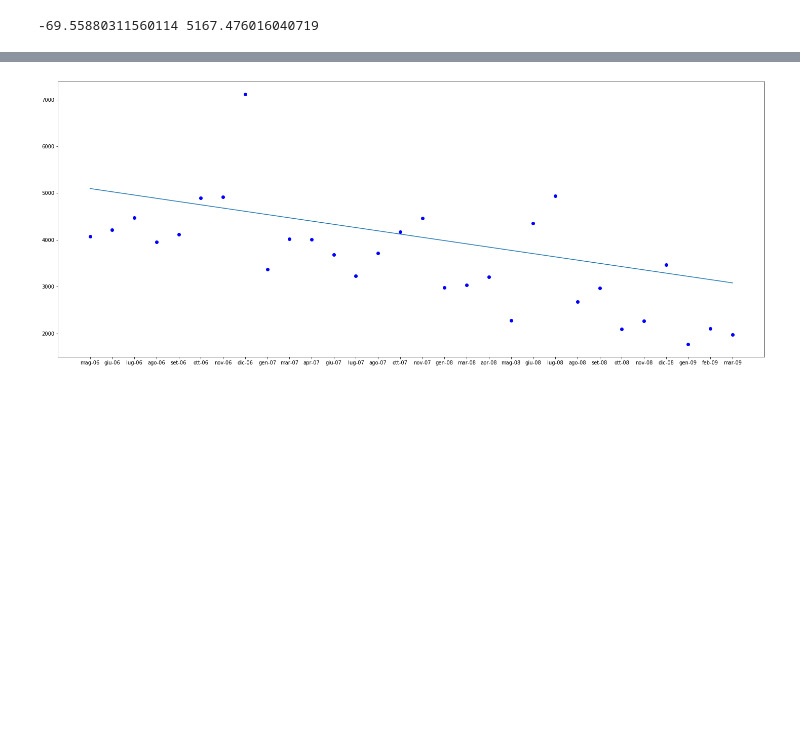
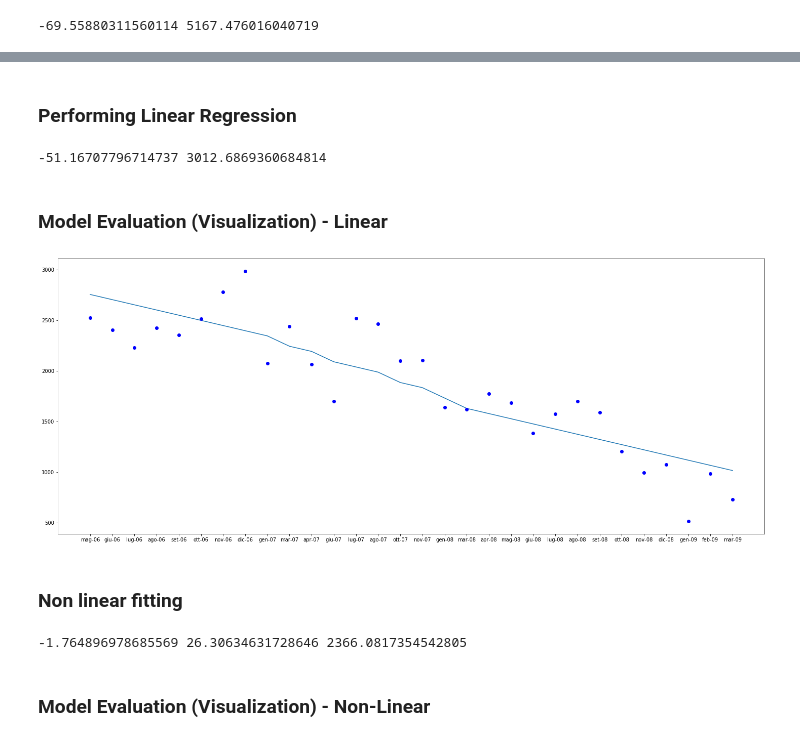
Before and after one commit to prakharverma/Mercedes-Sales-Analysis, a Jupyter notebook: mercedes_sales_analysis.ipynb, the cells around one changed output, grey strips where cells are left out. Saved outputs shown, nothing was run; the diff lists cells and outputs as text; code cells hidden in the pictures; blank space fills up the shorter version.

Commit message:
1. Non linear fitting added 2. Independent car series added 3. All cars series added

```diff
--- a/mercedes_sales_analysis.ipynb
+++ b/mercedes_sales_analysis.ipynb
@@ -181,0 +207,8 @@ print(E_slope, E_intercept)
+# %%
+y = []
+for val in E_series_months_num:
+    y.append((val) * E_slope + E_intercept)
+
+plt.plot(E_series_months, y)
+plt.plot(E_series_months, E_series_sales, 'bo')
+plt.show()
@@ -183,0 +240,15 @@ print(E_slope, E_intercept)
+# %%
+S_series_months, S_series_sales = get_sales(sales_data, "S")
+
+print("\n")
+print(S_series_months)
+print("\n")
+print(S_series_sales)
+
+S_series_months_num = []
+for val in S_series_months:
+    month, year = val.split("-")
+    S_series_months_num.append(months[month]+(12*(int(year) - int(base_year))))
+
+print("\n")
+print(S_series_months_num)
@@ -183,0 +272,4 @@ print(E_slope, E_intercept)
+# %%
+plt.rcParams["figure.figsize"] = (25,10)
+plt.plot(S_series_months, S_series_sales, 'bo')
+plt.show()
@@ -184,12 +278,32 @@ print(E_slope, E_intercept)
+# %% [markdown]
+### Performing Linear Regression
+# %%
+S_slope, S_intercept, _, _, _ = scipy.stats.linregress(S_series_months_num, S_series_sales)
+
+print(S_slope, S_intercept)
+# %% [output]
+-51.16707796714737 3012.6869360684814
+# %% [markdown]
+### Model Evaluation (Visualization) - Linear
 # %%
-x = []
 y = []
-for i,val in enumerate(E_series_months):
-    x.append(val)
-    y.append( (i+1) * E_slope + E_intercept)
+for val in S_series_months_num:
+    y.append((val) * S_slope + S_intercept)
 
-plt.plot(x, y)
-plt.plot(E_series_months, E_series_sales, 'bo')
+plt.plot(S_series_months, y)
+plt.plot(S_series_months, S_series_sales, 'bo')
 plt.show()
 # %% [output]
-[figure, old version]
+[figure, new version]
+# %% [markdown]
+### Non linear fitting
+# %%
+# all 1's as initial estimates
+x0 = np.ones(3)
+
+res_robust_S = least_squares(fun, x0, args=(S_series_months_num, S_series_sales))
+print(*res_robust_S.x)
+# %% [output]
+-1.764896978685569 26.30634631728646 2366.0817354542805
+# %% [markdown]
+### Model Evaluation (Visualization) - Non-Linear
```
Also changed, not shown: parts of 73 cells of this notebook.
